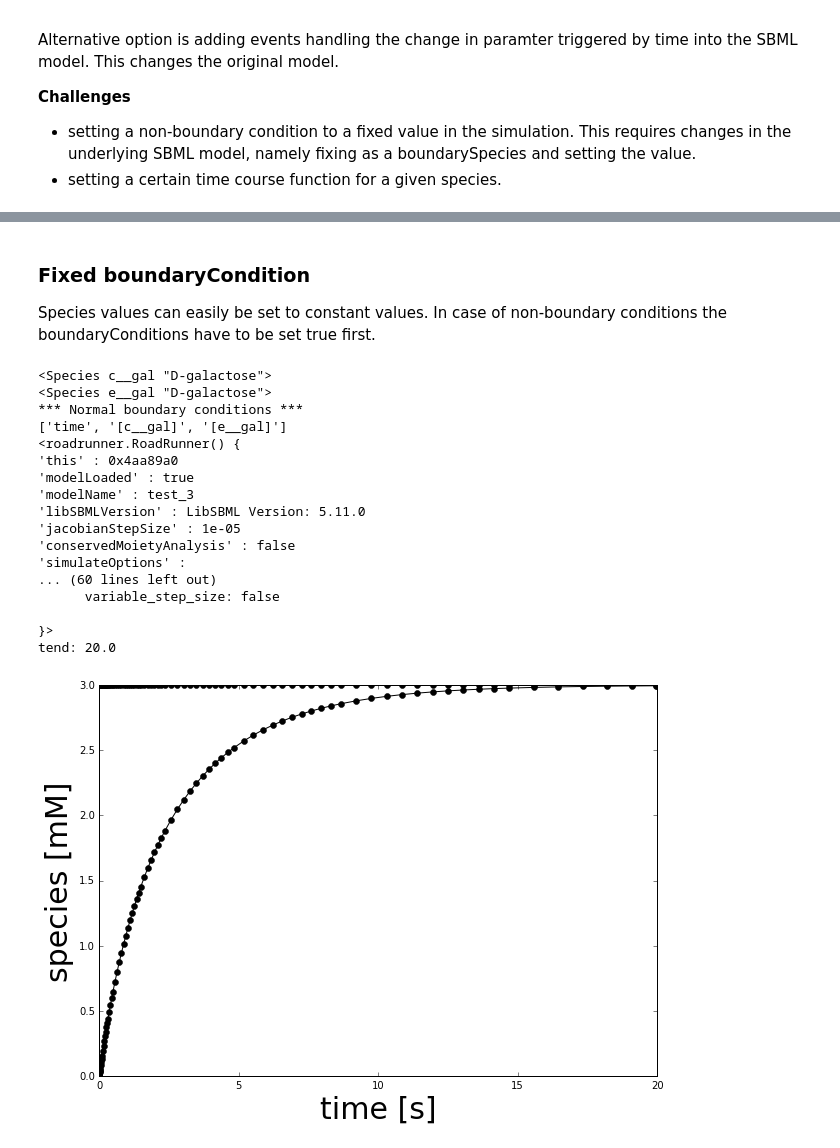
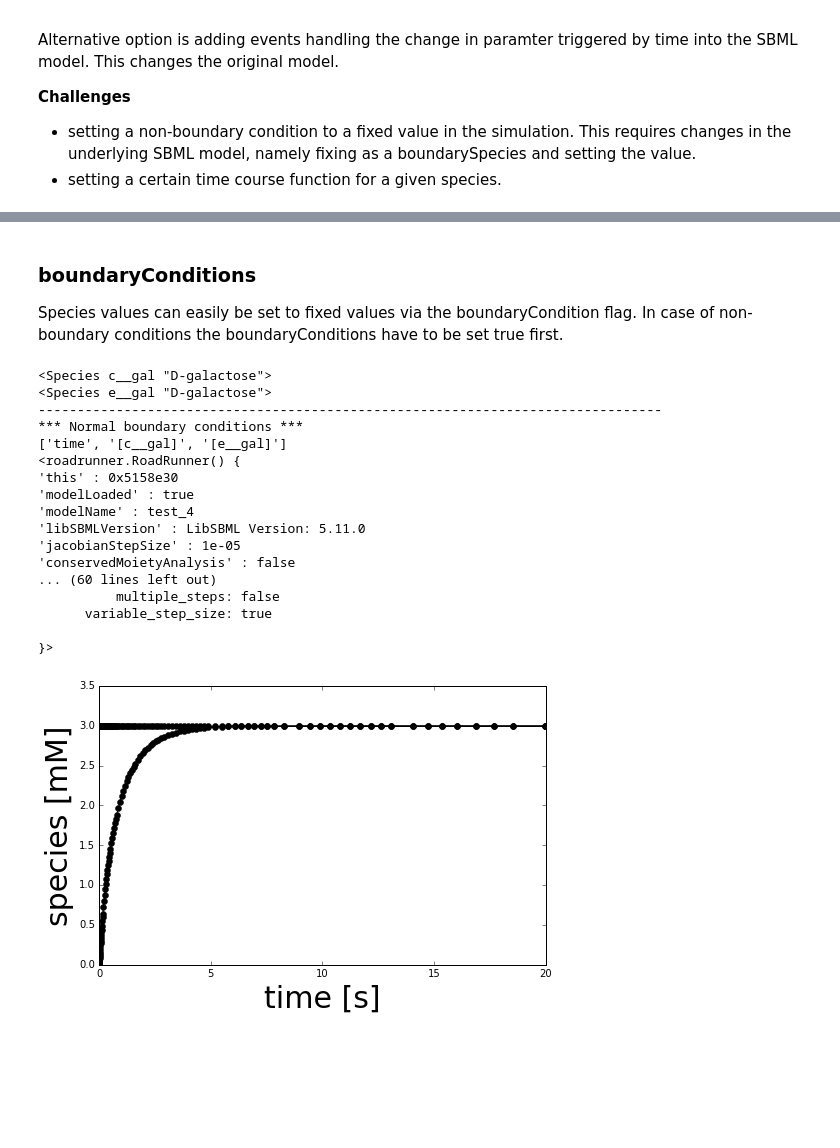
Before and after one commit to jingyayeah/multiscale-galactose, a Jupyter notebook: python/multiscalepy/multiscale/examples/notebook/test_simulation_strategies.ipynb, the cells around one changed output, grey strips where cells are left out. Saved outputs shown, nothing was run; the diff lists cells and outputs as text; code cells hidden in the pictures; blank space fills up the shorter version.

Commit message:
boundaryCondition simulations added

```diff
--- a/python/multiscalepy/multiscale/examples/notebook/test_simulation_strategies.ipynb
+++ b/python/multiscalepy/multiscale/examples/notebook/test_simulation_strategies.ipynb
@@ -210,10 +210,10 @@ for k in xrange(Nsim):
 def plot_results(results):
     import matplotlib.pylab as plt
     plt_fontsize = 30
-    plt.figure(figsize=(10,7))
+    plt.figure(figsize=(8,5))
     for s in results:
         plt.plot(s[:,0], s[:,1:], 'o-', color='black')
-        print('tend:', s[-1,0])
+        # print('tend:', s[-1,0])
 
     plt.xlabel('time [s]', fontsize=plt_fontsize)
     plt.ylabel('species [mM]', fontsize=plt_fontsize)
@@ -373,17 +361,19 @@ tend: 20.0
 # %% [markdown]
-### Fixed boundaryCondition
-Species values can easily be set to constant values.
+### boundaryConditions
+Species values can easily be set to fixed values via the boundaryCondition flag.
 In case of non-boundary conditions the boundaryConditions have to be set true first.
 # %%
 # ---------------------------------------
 # SBML model modifications
 # ---------------------------------------
+model_id = 'test_4'
 import libsbml
-r = roadrunner.RoadRunner("test_3.xml")
+# get model
+doc = libsbml.readSBML("{}.xml".format(model_id))
+model = doc.getModel()
+model.setId('{}_boundaryCondition'.format(model.getId()))
 
-doc = libsbml.readSBML("test_3.xml")
-model = doc.getModel()
-
+# get species
 s_cgal = model.getSpecies("c__gal")
 print(s_cgal)
 s_egal = model.getSpecies("e__gal")
@@ -392,66 +382,72 @@ print(s_egal)
 # Change the boundary conditions (True <-> False)
 s_cgal.setBoundaryCondition(True)
 s_egal.setBoundaryCondition(False)
-# Change external volume so effects are seen
-p_Vol_e = model.getParameter("Vol_e")
-p_Vol_e.setValue(10E-14) # [m3] ~10x Vol_c
 
-libsbml.writeSBMLToFile(doc, 'test_3_boundaryCondition.xml')
+libsbml.writeSBMLToFile(doc, '{}_boundaryCondition.xml'.format(model_id))
+
+
+def set_settings(r):
+    '''
+    Sets all integrator settings in roadrunner.
+    Necessary after every reload of models.
+    '''
+    # simulation settings
+    absTol = 1E-6
+    relTol = 1E-6
+    # absTol relative to the amounts [fix for roadrunner issue #247]
+    absTol = absTol * min(r.model.getCompartmentVolumes())
+    integrator = r.getIntegrator()
+    integrator.setSetting('stiff', True)
+    integrator.setSetting('absolute_tolerance', absTol)
+    integrator.setSetting('relative_tolerance', relTol)
+    integrator.setSetting('variable_step_size', True)
+
 
 # ---------------------------------------
-# Model simulations old
+# Model simulations
 # ---------------------------------------
-# Now perform the model simulation
 import roadrunner
 from roadrunner import SelectionRecord
 
-r = roadrunner.RoadRunner("test_3.xml")
-
-# simulation settings
-absTol = 1E-6
-relTol = 1E-6
-# absTol relative to the amounts [fix for roadrunner issue #247]
-absTol = absTol * min(r.model.getCompartmentVolumes())
-integrator = r.getIntegrator()
-integrator.setSetting('stiff', True)
-integrator.setSetting('absolute_tolerance', absTol)
-integrator.setSetting('relative_tolerance', relTol)
-integrator.setSetting('variable_step_size', True)
-
+print('-'*80)
 print('*** Normal boundary conditions ***')
+r = roadrunner.RoadRunner("{}.xml".format(model_id))
+set_settings(r)
 r.selections = ['time'] + \
         ['[{}]'.format(sid) for sid in r.model.getFloatingSpeciesIds()] + \
         ['[{}]'.format(sid) for sid in r.model.getBoundarySpeciesIds()]
 print(r.selections)
 print(r)
 s1 = r.simulate(0,20)
 plot_results([s1])
 
+print('-'*80)
 print('*** Altered boundary conditions ***')
-r = roadrunner.RoadRunner("test_3_boundaryCondition.xml")
+r = roadrunner.RoadRunner("{}_boundaryCondition.xml".format(model_id))
+set_settings(r)
 r.selections = ['time'] + \
         ['[{}]'.format(sid) for sid in r.model.getFloatingSpeciesIds()] + \
         ['[{}]'.format(sid) for sid in r.model.getBoundarySpeciesIds()]
 print(r.selections)
 print(r)
-s2 = r.simulate(0,20)
+s2 = r.simulate(0,100)
 plot_results([s2])
 # %% [output]
 <Species c__gal "D-galactose">
 <Species e__gal "D-galactose">
+--------------------------------------------------------------------------------
 *** Normal boundary conditions ***
 ['time', '[c__gal]', '[e__gal]']
 <roadrunner.RoadRunner() {
-'this' : 0x4aa89a0
+'this' : 0x5158e30
 'modelLoaded' : true
-'modelName' : test_3
+'modelName' : test_4
 'libSBMLVersion' : LibSBML Version: 5.11.0
 'jacobianStepSize' : 1e-05
 'conservedMoietyAnalysis' : false
-'simulateOptions' :
 ... (60 lines left out)
-      variable_step_size: false
+          multiple_steps: false
+      variable_step_size: true
 
 }>
-tend: 20.0
-[figure, old version]
+[figure, new version]
```
Also changed, not shown: parts of 7 cells of this notebook, 6 other files.
